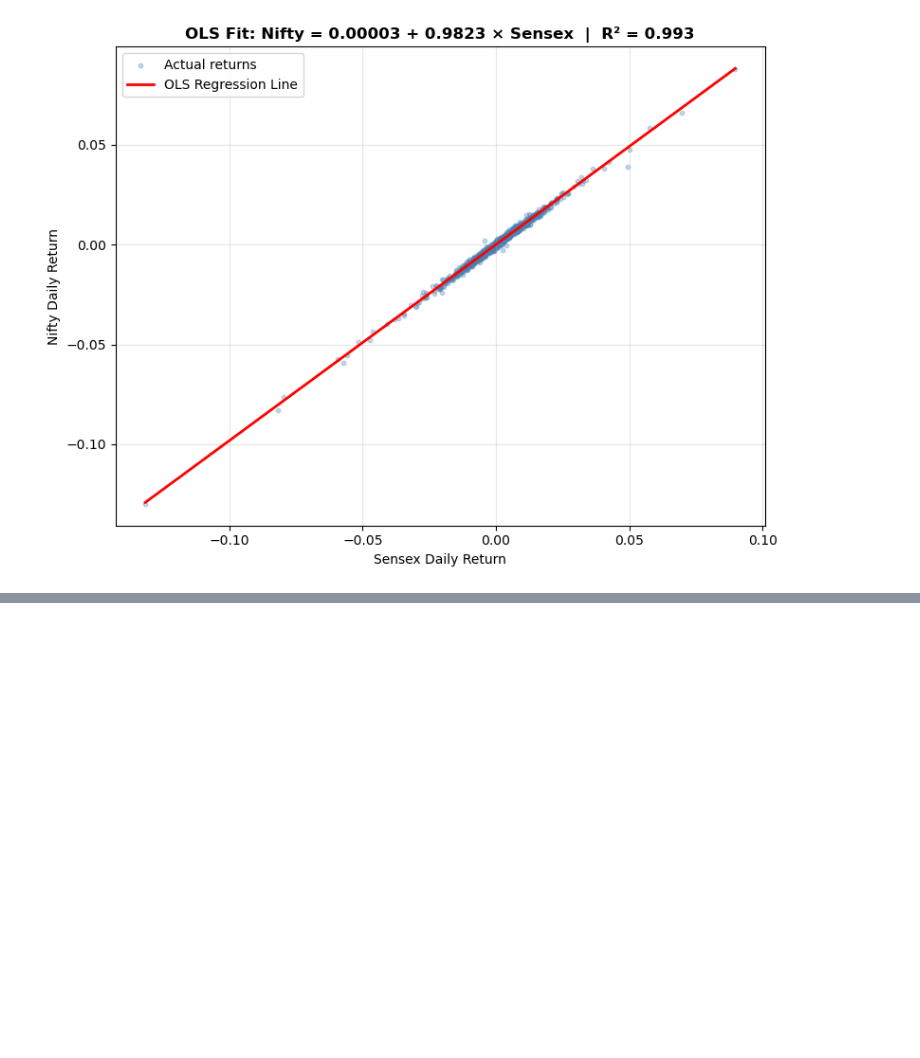
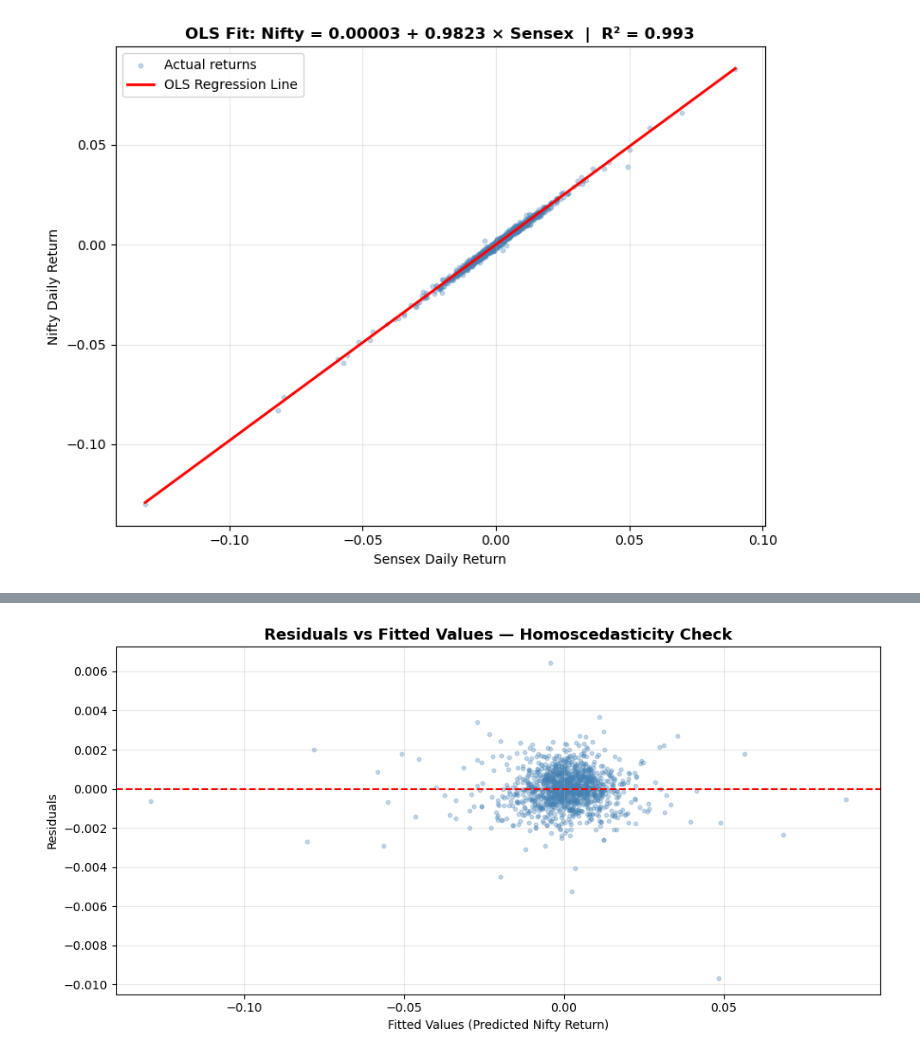
Before and after one commit to andy007-code/decimal-point-prep, a Jupyter notebook: 02-regression.ipynb, the cells around one changed output, grey strips where cells are left out. Cells and saved outputs as stored; diff of their text form; code cells hidden in the pictures; blank space fills up the shorter version.

Commit message:
Day 16: regression diagnostics - residuals plot, Q-Q plot, autocorrelation, VIF

```diff
--- a/02-regression.ipynb
+++ b/02-regression.ipynb
@@ -143,0 +150,9 @@ plt.show()
+# %%
+# Extract residuals and fitted values from the model
+residuals = model.resid
+fitted    = model.fittedvalues
+
+print(f'Residuals — Mean: {residuals.mean():.6f}')
+print(f'Residuals — Std:  {residuals.std():.6f}')
+print(f'Min residual: {residuals.min():.4f}')
+print(f'Max residual: {residuals.max():.4f}')
@@ -143,0 +170,13 @@ plt.show()
+# %%
+plt.figure(figsize=(10, 5))
+plt.scatter(fitted, residuals, alpha=0.3, color='steelblue', s=10)
+plt.axhline(0, color='red', linewidth=1.5, linestyle='--')
+plt.xlabel('Fitted Values (Predicted Nifty Return)')
+plt.ylabel('Residuals')
+plt.title('Residuals vs Fitted Values — Homoscedasticity Check',
+          fontsize=13, fontweight='bold')
+plt.grid(True, alpha=0.3)
+plt.tight_layout()
+plt.show()
+# %% [output]
+[figure, added]
```
Also changed, not shown: parts of 9 cells of this notebook.
